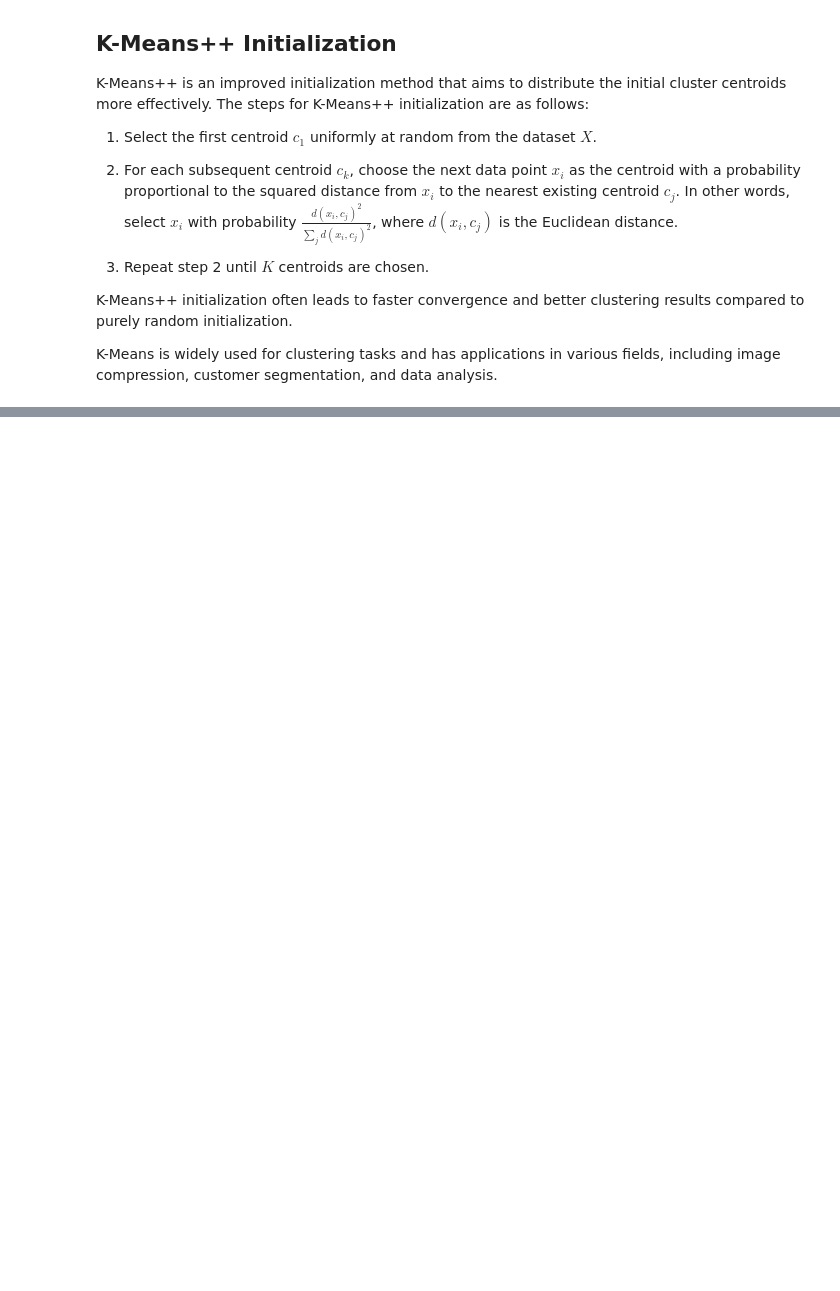
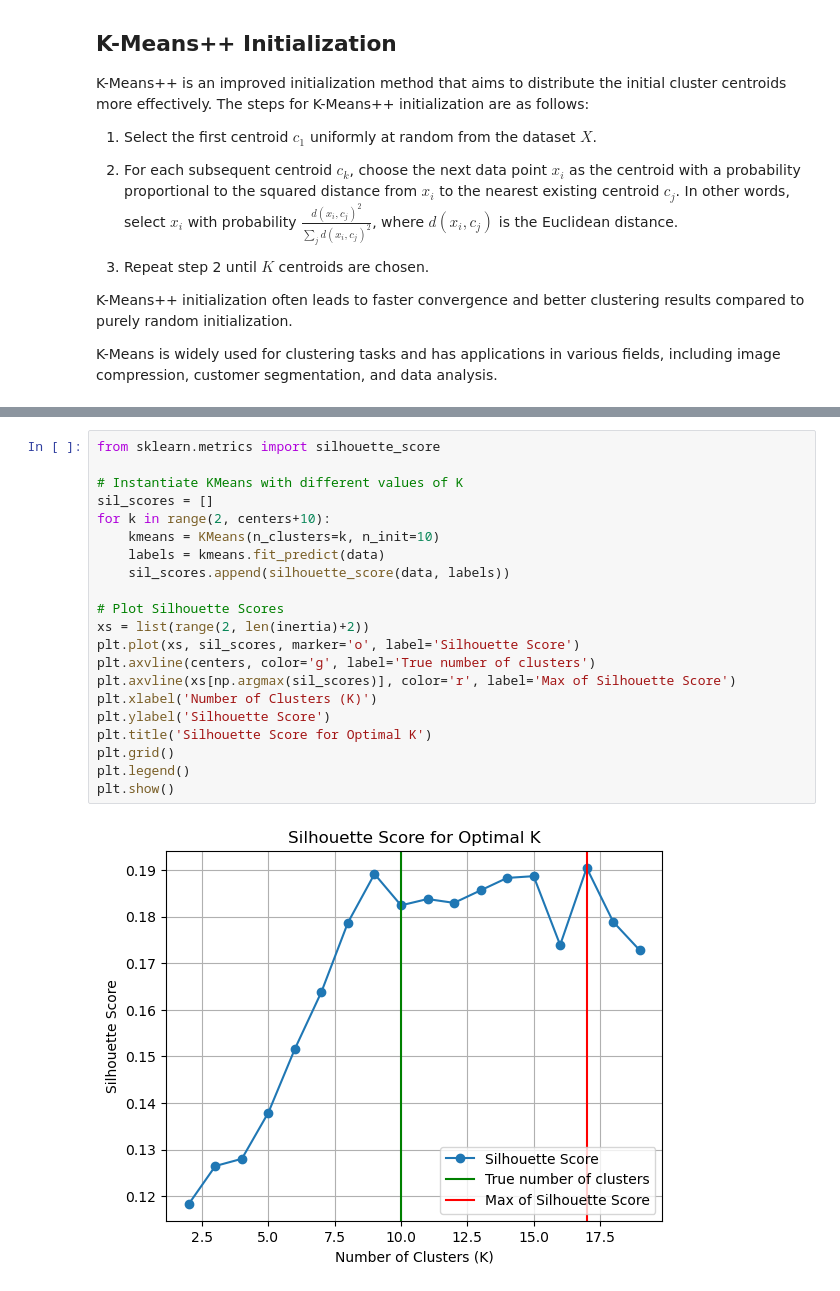
Before and after one commit to insdout/ML-Algorithms-From-Scratch, a Jupyter notebook: KMeans.ipynb, the cells around one changed output, grey strips where cells are left out. Cells and saved outputs as stored; diff of their text form; blank space fills up the shorter version.

```diff
--- a/KMeans.ipynb
+++ b/KMeans.ipynb
@@ -50,0 +117,23 @@ K-Means is widely used for clustering tasks and has applications in various fiel
+# %%
+from sklearn.metrics import silhouette_score
+
+# Instantiate KMeans with different values of K
+sil_scores = []
+for k in range(2, centers+10):
+    kmeans = KMeans(n_clusters=k, n_init=10)
+    labels = kmeans.fit_predict(data)
+    sil_scores.append(silhouette_score(data, labels))
+
+# Plot Silhouette Scores
+xs = list(range(2, len(inertia)+2))
+plt.plot(xs, sil_scores, marker='o', label='Silhouette Score')
+plt.axvline(centers, color='g', label='True number of clusters')
+plt.axvline(xs[np.argmax(sil_scores)], color='r', label='Max of Silhouette Score')
+plt.xlabel('Number of Clusters (K)')
+plt.ylabel('Silhouette Score')
+plt.title('Silhouette Score for Optimal K')
+plt.grid()
+plt.legend()
+plt.show()
+# %% [output]
+[figure, added]
```
Also changed, not shown: parts of 4 cells of this notebook.
